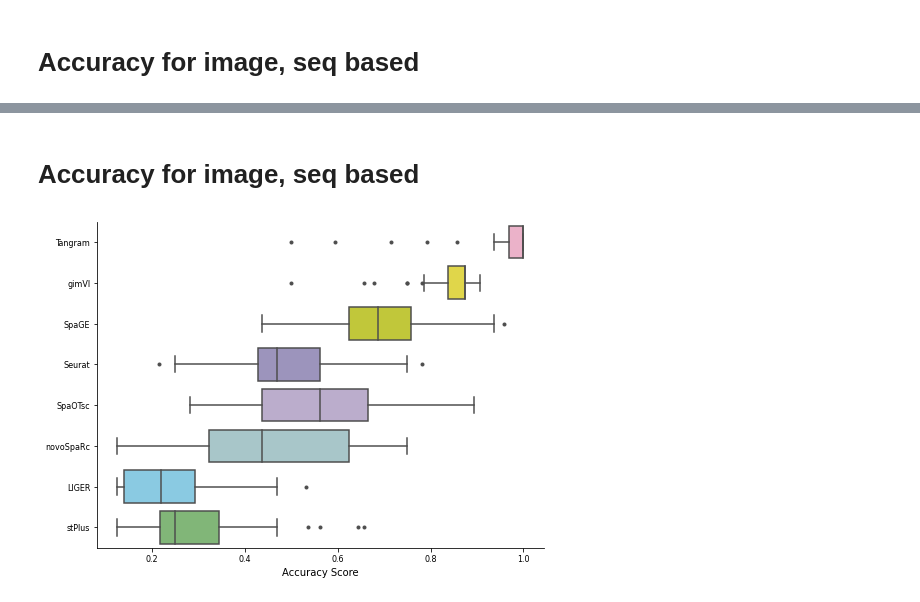
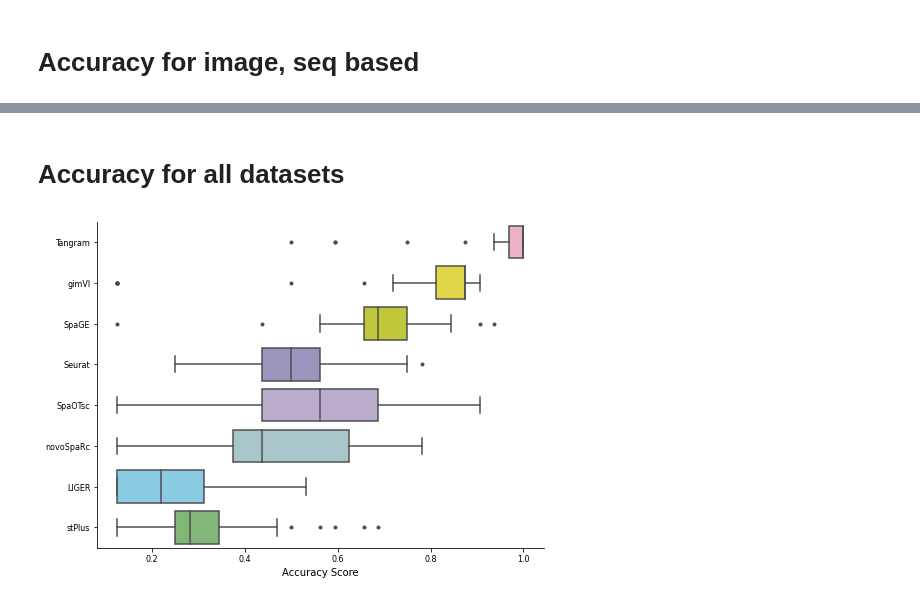
Before and after one commit to QuKunLab/SpatialBenchmarking, a Jupyter notebook: BLAST_GenePrediction.ipynb, the cells around one changed output, grey strips where cells are left out. Saved outputs shown, nothing was run; the diff lists cells and outputs as text; code cells hidden in the pictures.

```diff
--- a/BLAST_GenePrediction.ipynb
+++ b/BLAST_GenePrediction.ipynb
@@ -785,10 +780,11 @@ plot_all(plot_image, 'image-based', order, palette, path)
 # %% [markdown]
-# Accuracy for image, seq based
+# Accuracy for all datasets
 # %%
 path = 'FigureData/Figure2/Metrics/'
 all_based = make_all_score(path, DataSets)
 all_based.to_csv(path + "/Accuracy_Rank/Score.txt", header = 1, index = 1)
 plot_data = pd.read_csv(path + "/Accuracy_Rank/Score.txt", header = 0, index_col = 0)
+plot_data.loc[plot_data['DataSet'] == 'Data8', 'JS'] = 0
 plot_all(plot_data, 'Accuracy Score', order, palette, path)
 # %% [output]
-[figure, old version]
+[figure, new version]
```
Also changed, not shown: parts of 4 cells of this notebook, 1 other file.
